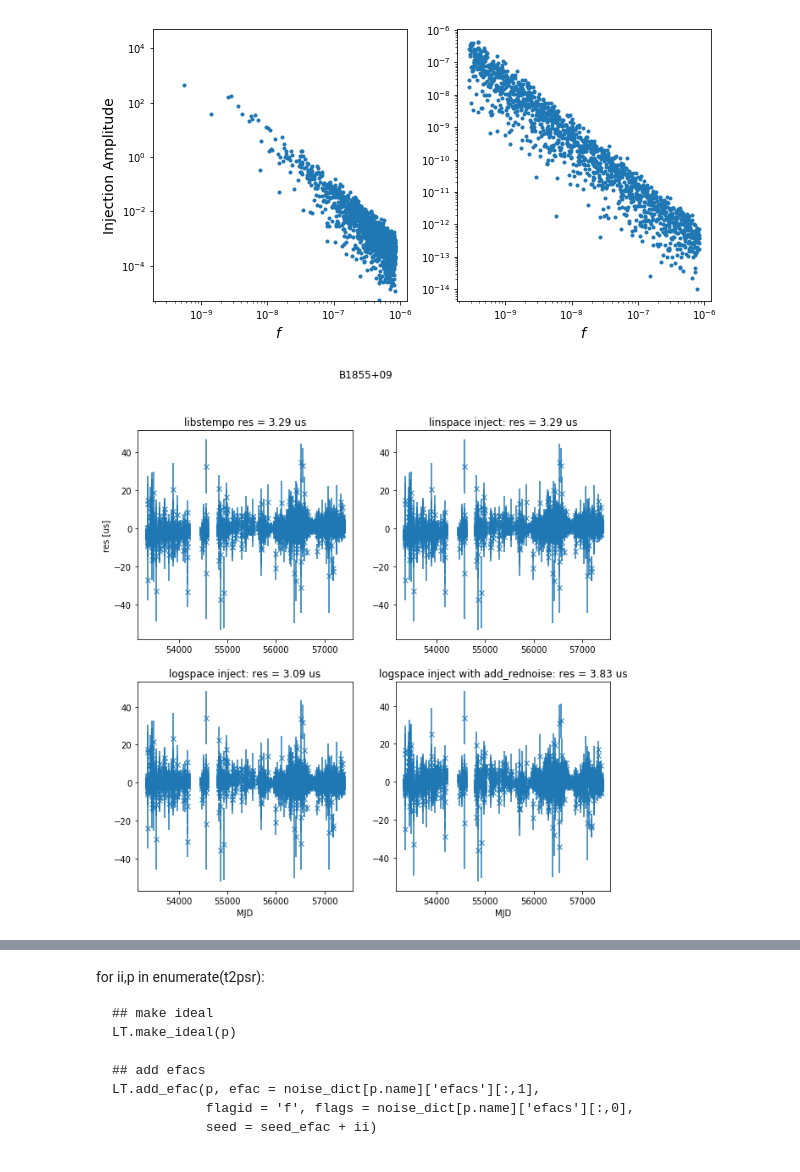
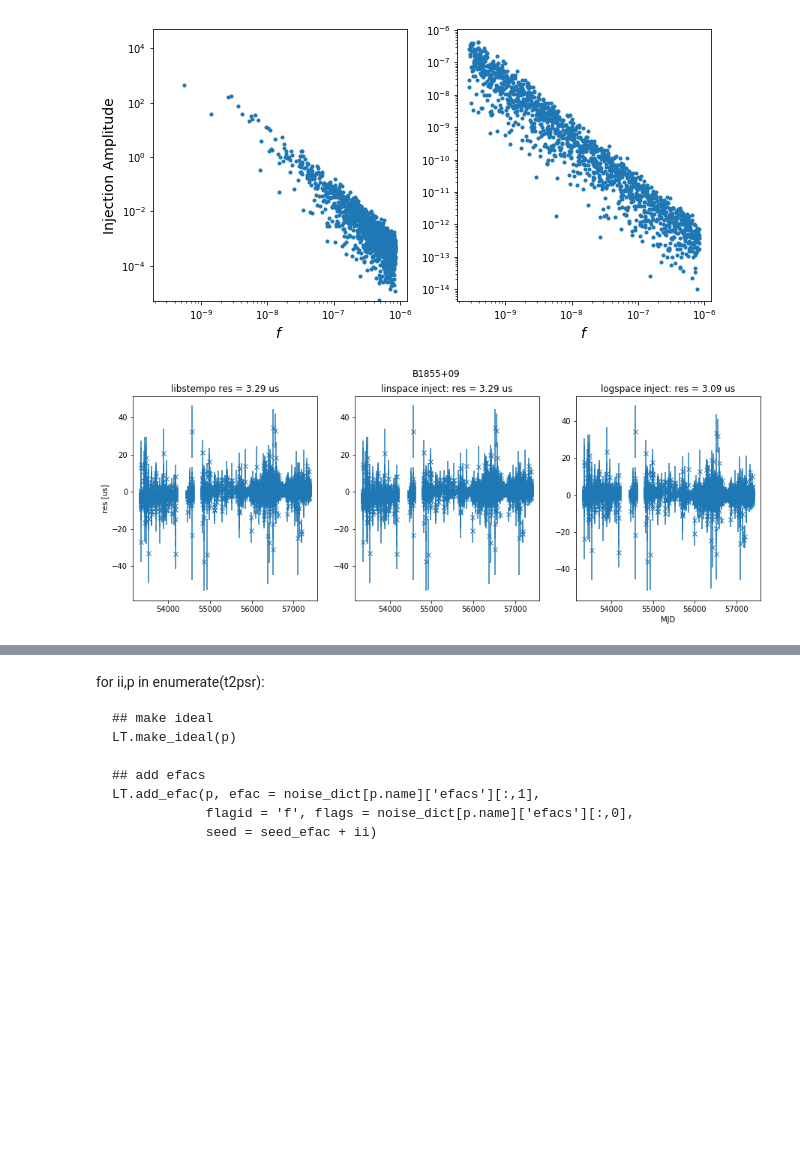
Before and after one commit to LBJ-Wade/NANOGrav, a Jupyter notebook: BackgroundInjections/toasim_testing/comparisons_v1.ipynb, the cells around one changed output, grey strips where cells are left out. Saved outputs shown, nothing was run; the diff lists cells and outputs as text; code cells hidden in the pictures; blank space fills up the shorter version.

```diff
--- a/BackgroundInjections/toasim_testing/comparisons_v1.ipynb
+++ b/BackgroundInjections/toasim_testing/comparisons_v1.ipynb
@@ -253,32 +255,19 @@ plt.show()
 #making test ptas
 npsrs = 3
 test_pta_1 = []
+test_pta_2 = []
+test_pta_3 = []
 
 for ii in range(npsrs):
-
     test_pta_1.append( T2.tempopulsar(parfile = parfiles[ii], timfile = timfiles[ii],
                                  maxobs=30000, ephem='DE436'))
-
-    if np.any(np.isfinite(t2psr[ii].residuals())==False)==True:
-        test_pta_1[ii] = T2.tempopulsar(parfile = parfiles[ii], timfile = timfiles[ii])
-
+    test_pta_2.append( T2.tempopulsar(parfile = parfiles[ii], timfile = timfiles[ii],
+                                 maxobs=30000, ephem='DE436'))
+    test_pta_3.append( T2.tempopulsar(parfile = parfiles[ii], timfile = timfiles[ii],
+                                 maxobs=30000, ephem='DE436'))
 
     print('\r{0} of {1}'.format(ii+1,npsrs),flush=True,end='')
 # %% [output]
 3 of 3
 # %%
 LTTest.createGWB(test_pta_1, Amp=1.3e-15, gam=13./3., seed=seed_gwb_1, noCorr=True)
-# %%
-test_pta_2 = []
-test_pta_3 = []
-test_pta_4 = []
-
-for ii in range(npsrs):
-    test_pta_2.append( T2.tempopulsar(parfile = parfiles[ii], timfile = timfiles[ii],
-                                 maxobs=30000, ephem='DE436'))
-    test_pta_3.append( T2.tempopulsar(parfile = parfiles[ii], timfile = timfiles[ii],
-                                 maxobs=30000, ephem='DE436'))
-    test_pta_4.append( T2.tempopulsar(parfile = parfiles[ii], timfile = timfiles[ii],
-                                 maxobs=30000, ephem='DE436'))
-
-    print('\r{0} of {1}'.format(ii+1,npsrs),flush=True,end='')
@@ -354,23 +324,18 @@ i_4 = np.argsort(t_4)
 # %%
-fig1,((ax1,ax2),(ax3,ax4)) = plt.subplots(2,2,figsize=(10,10))
+fig1,(ax1,ax2,ax3) = plt.subplots(1,3,figsize=(15,5))
 ax1.errorbar(t_1[i_1],res_1[i_1]/1e-6,yerr=errs_1[i_1],fmt='x')
 ax1.set_title("libstempo res = {0:.2f} us".format(meanres_1))
 ax1.set_ylabel('res [us]')
 
 ax2.errorbar(t_2[i_2],res_2[i_2]/1e-6,yerr=errs_2[i_2],fmt='x')
 ax2.set_title("linspace inject: res = {0:.2f} us".format(meanres_2))
 
 ax3.errorbar(t_3[i_3],res_3[i_3]/1e-6,yerr=errs_3[i_3],fmt='x')
 ax3.set_title("logspace inject: res = {0:.2f} us".format(meanres_3))
 ax3.set_xlabel('MJD')
 
-ax4.errorbar(t_4[i_4],res_4[i_4]/1e-6,yerr=errs_4[i_4],fmt='x')
-ax4.set_title("logspace inject with add_rednoise: res = {0:.2f} us".format(meanres_4))
-ax4.set_xlabel('MJD')
-
-
 fig1.suptitle(test_pta_1[0].name)
-#fig1.savefig(current_dir+'/Figs'+'/createGWB_residual_comp.pdf')
+#fig1.savefig(current_dir+'/Figs'+'/createGWB_residual_comp_2.pdf')
 plt.show()
 # %% [output]
-[figure, old version]
+[figure, new version]
```
Also changed, not shown: parts of 13 cells of this notebook.
